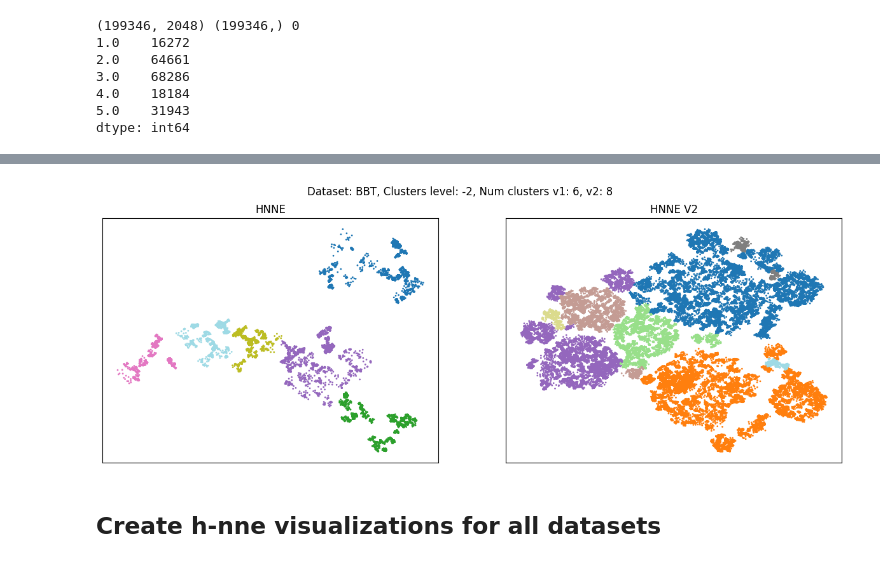
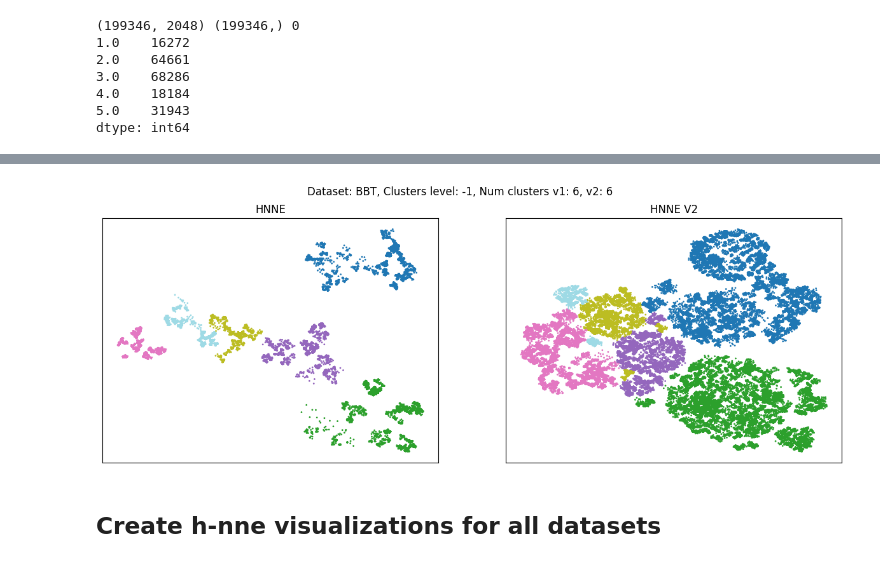
Before and after one commit to koulakis/h-nne, a Jupyter notebook: dev_notebooks/test_hnne_v2_finch_clusters_separation.ipynb, the cells around one changed output, grey strips where cells are left out. Saved outputs shown, nothing was run; the diff lists cells and outputs as text; code cells hidden in the pictures.

Commit message:
Use a fixed seed for finch to ensure same number of clusters for v1 and v2.

```diff
--- a/dev_notebooks/test_hnne_v2_finch_clusters_separation.ipynb
+++ b/dev_notebooks/test_hnne_v2_finch_clusters_separation.ipynb
@@ -69,27 +69,26 @@ plt.show()
 # %%
 _, axes = plt.subplots(1, 2, figsize=(15, 5))
 
-level_v1 = -1
-level_v2 = -2
-clusters_v1 = hnne_v1.hierarchy_parameters.partitions[:, level_v1]
-clusters_v2 = hnne_v2.hierarchy_parameters.partitions[:, level_v2]
+level = -1
+clusters_v1 = hnne_v1.hierarchy_parameters.partitions[:, level]
+clusters_v2 = hnne_v2.hierarchy_parameters.partitions[:, level]
 
-plt.suptitle(f"Dataset: {dataset_name}, Clusters level: {level}, Num clusters v1: {hnne_v1.hierarchy_parameters.partition_sizes[level_v1]}, v2: {hnne_v2.hierarchy_parameters.partition_sizes[level_v2]}")
+plt.suptitle(f"Dataset: {dataset_name}, Clusters level: {level}, Num clusters v1: {hnne_v1.hierarchy_parameters.partition_sizes[level]}, v2: {hnne_v2.hierarchy_parameters.partition_sizes[level]}")
 ax = axes[0]
 ax.set_title("HNNE")
 ax.scatter(*proj.T, s=1, c=clusters_v1, cmap=cmap)
 
 ax = axes[1]
 ax.set_title("HNNE V2")
 ax.scatter(*proj_v2.T, s=1, c=clusters_v2, cmap=cmap)
 
 for ax in axes:
     ax.get_xaxis().set_ticks([])
     ax.get_yaxis().set_ticks([])
 
 plt.show()
 # %% [output]
-[figure, old version]
+[figure, new version]
 # %% [markdown]
 ## Create h-nne visualizations for all datasets
 # %% [markdown]
```
Also changed, not shown: parts of 65 cells of this notebook.
